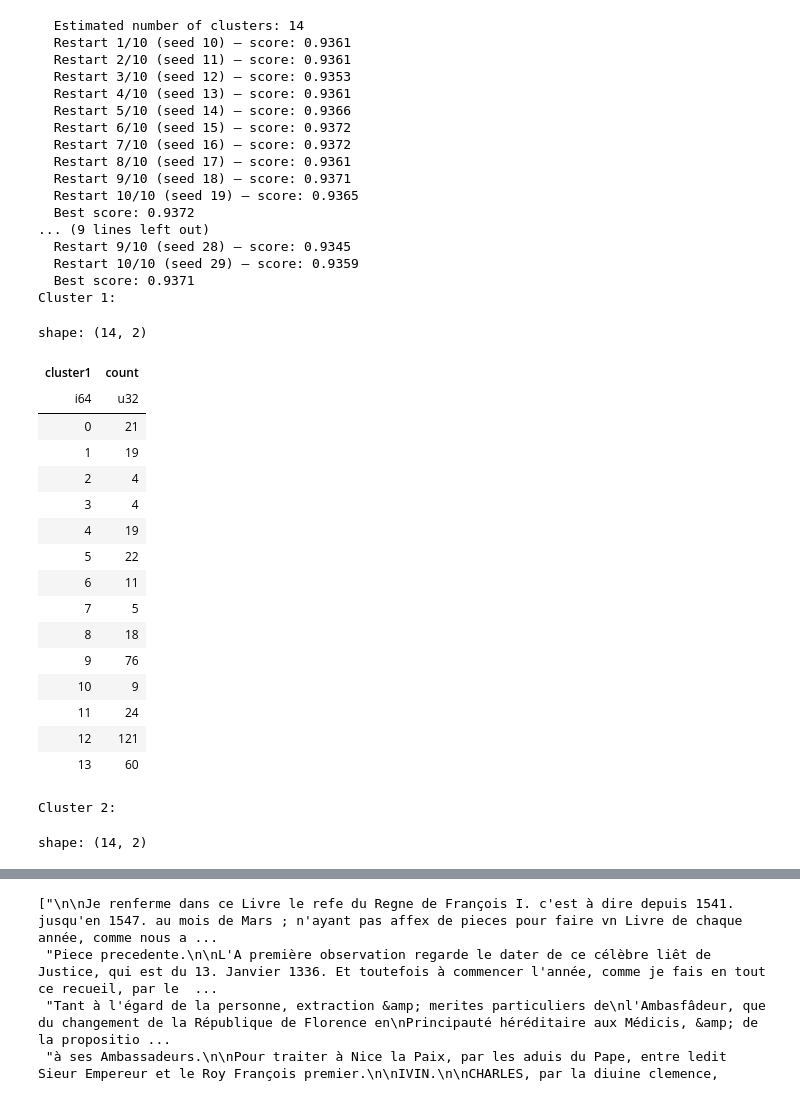
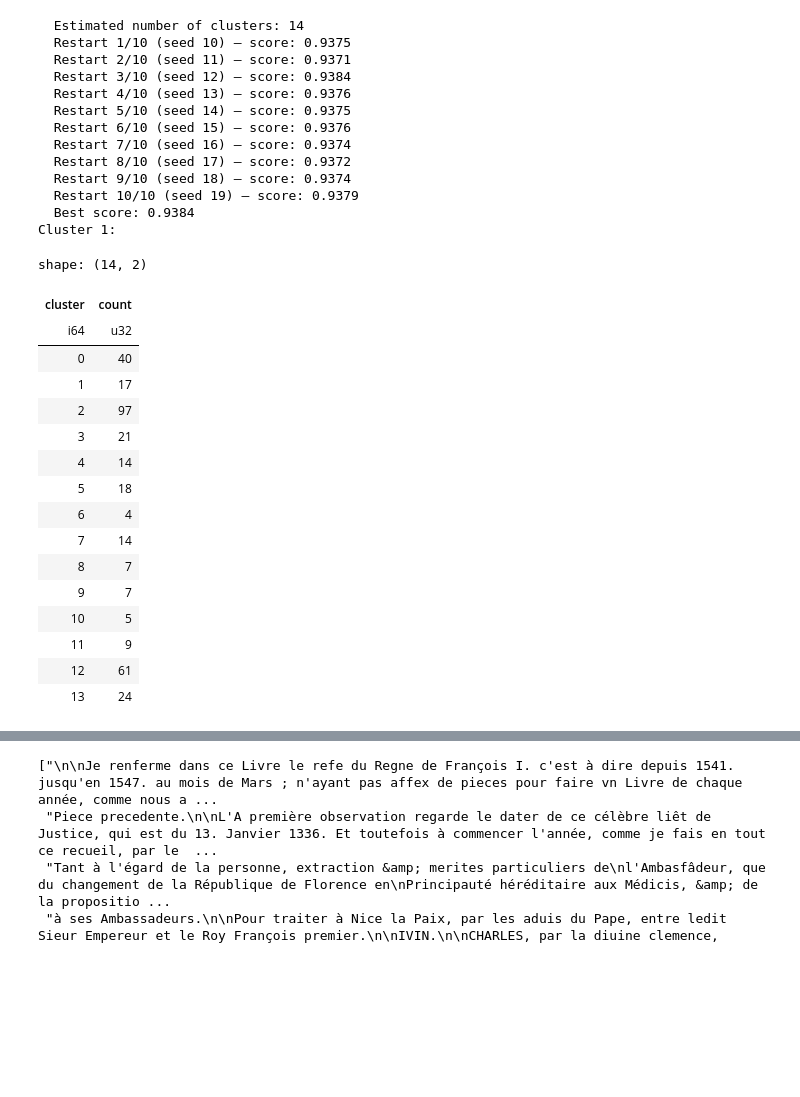
Before and after one commit to nkmwicz/scholarmap-data, a Jupyter notebook: s3.test.ipynb, the cells around one changed output, grey strips where cells are left out. Cells and saved outputs as stored; diff of their text form; code cells hidden in the pictures; blank space fills up the shorter version.

```diff
--- a/s3.test.ipynb
+++ b/s3.test.ipynb
@@ -1,53 +1,46 @@
 # %%
 from clustering.clustering import create_cluster
 import polars as pl
 
 folder = "ribier_v1"
-df = pl.read_parquet(f"./books_work/{folder}/data/{folder}_chunked.parquet")
+df = pl.read_parquet(f"./books_work/{folder}/data/{folder}.parquet")
 docs = df["embedding"].to_list()
 cluster, soft, samples, iters = create_cluster(docs, run_num=1)
-cluster1, soft1, samples1, iters1 = create_cluster(docs, run_num=2)
-df = df.with_columns(cluster1=pl.Series(cluster), cluster2=pl.Series(cluster1))
+df = df.with_columns(
+    pl.Series("cluster", cluster),
+    pl.Series("soft_cluster", soft),
+)
 print("Cluster 1:")
 with pl.Config(tbl_rows=25):
-    display(df["cluster1"].value_counts().sort("cluster1"))
-print("Cluster 2:")
-with pl.Config(tbl_rows=25):
-    display(df["cluster2"].value_counts().sort("cluster2"))
+    display(df["cluster"].value_counts().sort("cluster"))
 # %% [output]
   Estimated number of clusters: 14
-  Restart 1/10 (seed 10) — score: 0.9361
-  Restart 2/10 (seed 11) — score: 0.9361
-  Restart 3/10 (seed 12) — score: 0.9353
-  Restart 4/10 (seed 13) — score: 0.9361
-  Restart 5/10 (seed 14) — score: 0.9366
-  Restart 6/10 (seed 15) — score: 0.9372
-  Restart 7/10 (seed 16) — score: 0.9372
-  Restart 8/10 (seed 17) — score: 0.9361
-  Restart 9/10 (seed 18) — score: 0.9371
-  Restart 10/10 (seed 19) — score: 0.9365
-  Best score: 0.9372
-... (9 lines left out)
-  Restart 9/10 (seed 28) — score: 0.9345
-  Restart 10/10 (seed 29) — score: 0.9359
-  Best score: 0.9371
+  Restart 1/10 (seed 10) — score: 0.9375
+  Restart 2/10 (seed 11) — score: 0.9371
+  Restart 3/10 (seed 12) — score: 0.9384
+  Restart 4/10 (seed 13) — score: 0.9376
+  Restart 5/10 (seed 14) — score: 0.9375
+  Restart 6/10 (seed 15) — score: 0.9376
+  Restart 7/10 (seed 16) — score: 0.9374
+  Restart 8/10 (seed 17) — score: 0.9372
+  Restart 9/10 (seed 18) — score: 0.9374
+  Restart 10/10 (seed 19) — score: 0.9379
+  Best score: 0.9384
 Cluster 1:
 shape: (14, 2)
-| cluster1 | count |
+| cluster | count |
 | i64 | u32 |
-| 0 | 21 |
-| 1 | 19 |
-| 2 | 4 |
-| 3 | 4 |
-| 4 | 19 |
-| 5 | 22 |
-| 6 | 11 |
-| 7 | 5 |
-| 8 | 18 |
-| 9 | 76 |
-| 10 | 9 |
-| 11 | 24 |
-| 12 | 121 |
-| 13 | 60 |
+| 0 | 40 |
+| 1 | 17 |
+| 2 | 97 |
+| 3 | 21 |
+| 4 | 14 |
+| 5 | 18 |
+| 6 | 4 |
+| 7 | 14 |
+| 8 | 7 |
+| 9 | 7 |
+| 10 | 5 |
+| 11 | 9 |
+| 12 | 61 |
+| 13 | 24 |
-Cluster 2:
-shape: (14, 2)
```
Also changed, not shown: parts of 4 cells of this notebook.
